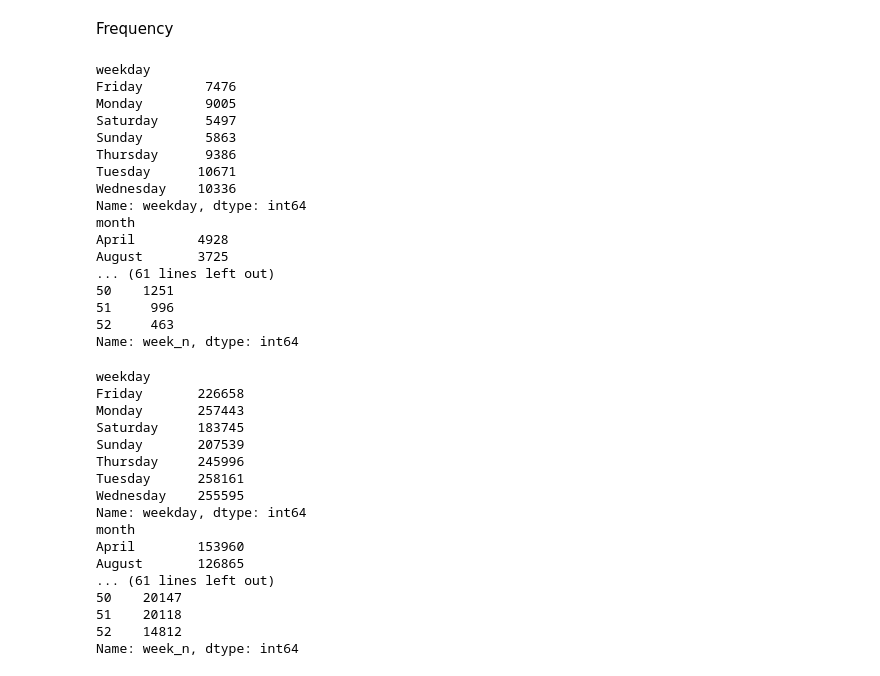
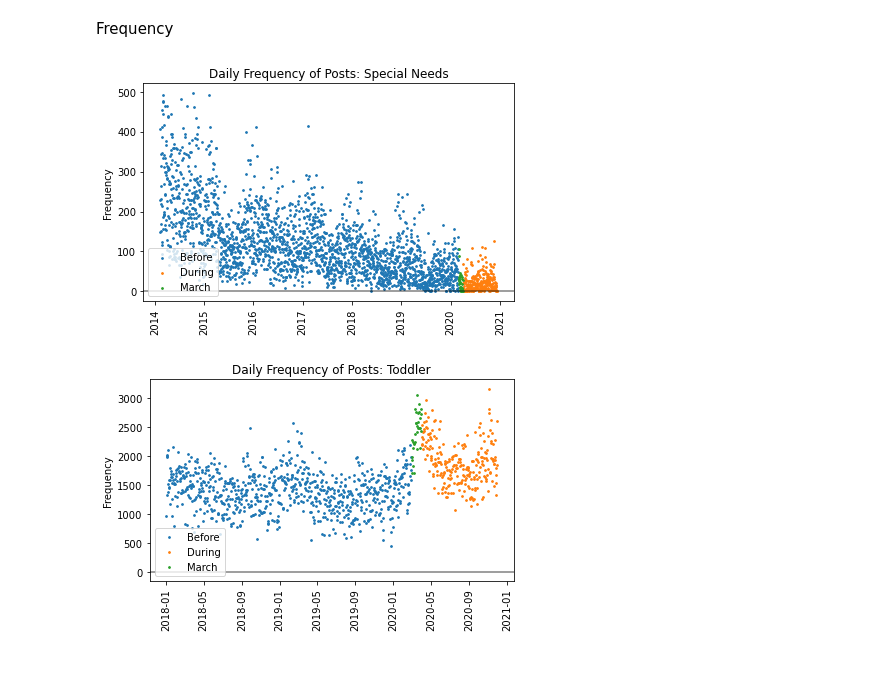
Before and after one commit to mwhuhn/forum-sentiment-old, a Jupyter notebook: 2.1-Sentiment-Analyze_Scores.ipynb, the cells around one changed output. Drawn from its saved outputs; the diff is of its cells as text; code cells hidden in the pictures.

```diff
--- a/2.1-Sentiment-Analyze_Scores.ipynb
+++ b/2.1-Sentiment-Analyze_Scores.ipynb
@@ -316,46 +368,19 @@ season_sentiment(td_sub, "toddler", "week_n")
 # %% [markdown]
 Frequency
-# %%
-season_freq(sn_sub, "special-needs", "weekday")
-season_freq(sn_sub, "special-needs", "month")
-season_freq(sn_sub, "special-needs", "week_n")
-# %% [output]
-weekday
-Friday        7476
-Monday        9005
-Saturday      5497
-Sunday        5863
-Thursday      9386
-Tuesday      10671
-Wednesday    10336
-Name: weekday, dtype: int64
-month
-April        4928
-August       3725
-... (61 lines left out)
-50    1251
-51     996
-52     463
-Name: week_n, dtype: int64
-# %%
-season_freq(td_sub, "toddler", "weekday")
-season_freq(td_sub, "toddler", "month")
-season_freq(td_sub, "toddler", "week_n")
-# %% [output]
-weekday
-Friday       226658
-Monday       257443
-Saturday     183745
-Sunday       207539
-Thursday     245996
-Tuesday      258161
-Wednesday    255595
-Name: weekday, dtype: int64
-month
-April        153960
-August       126865
-... (61 lines left out)
-50    20147
-51    20118
-52    14812
-Name: week_n, dtype: int64
+# %%
+size = 3
+for name, df in {"Special Needs":sn, "Toddler":td_sub}.items():
+    freq = daily_freq(df)
+    groups = freq.groupby('period')
+    for period, group in groups:
+        plt.scatter(group.index, group.daily_count, label=period, s=size)
+    plt.legend(loc="lower left")
+    plt.xticks(rotation=90)
+    plt.ylabel('Frequency')
+    plt.title('Daily Frequency of Posts: {}'.format(name))
+    plt.axhline(y=0, color='black', linestyle='-', alpha=0.5)
+    plt.tight_layout()
+    plt.show()
+# %% [output]
+[figure, added]
+[figure, added]
```
Also changed, not shown: parts of 16 cells of this notebook, 5 other files.
